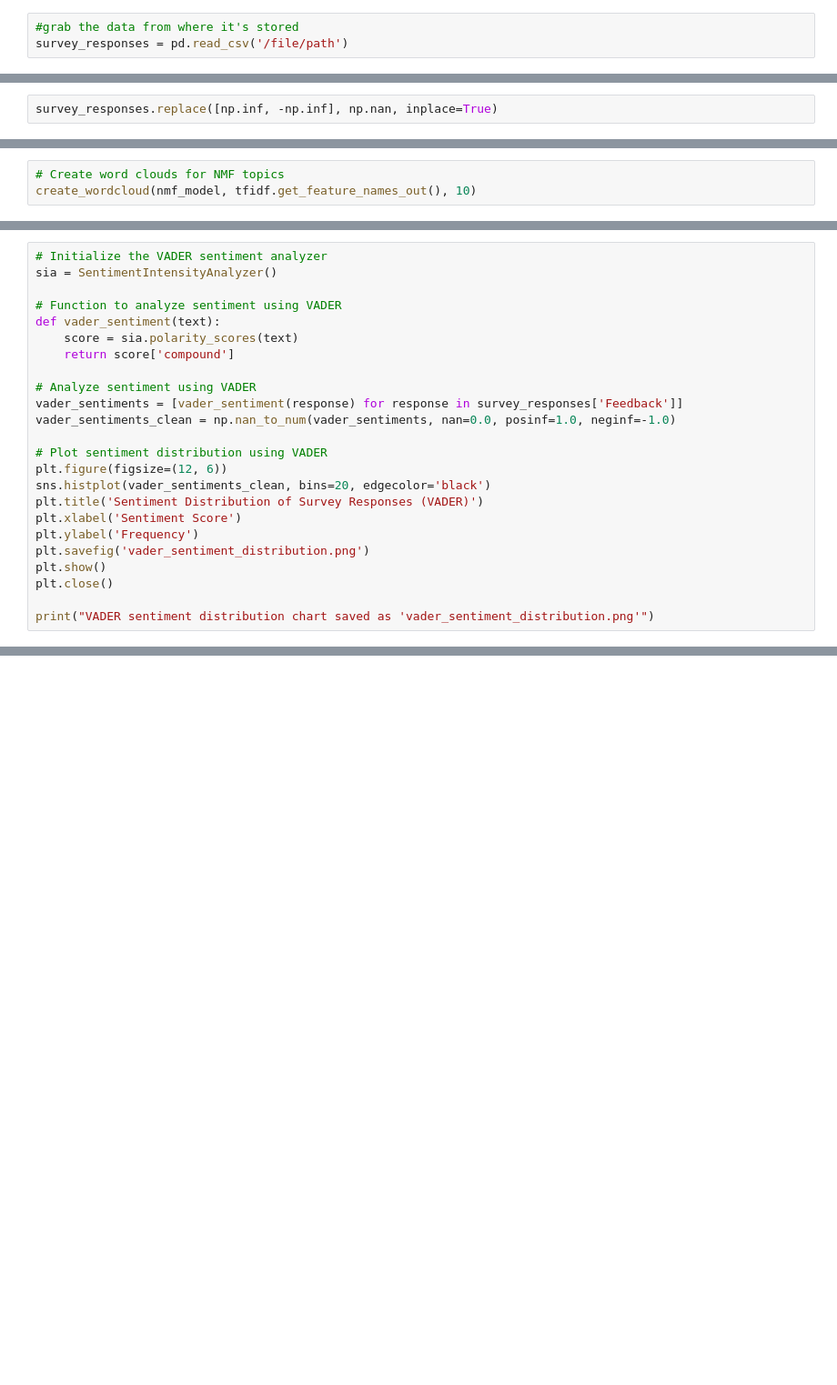
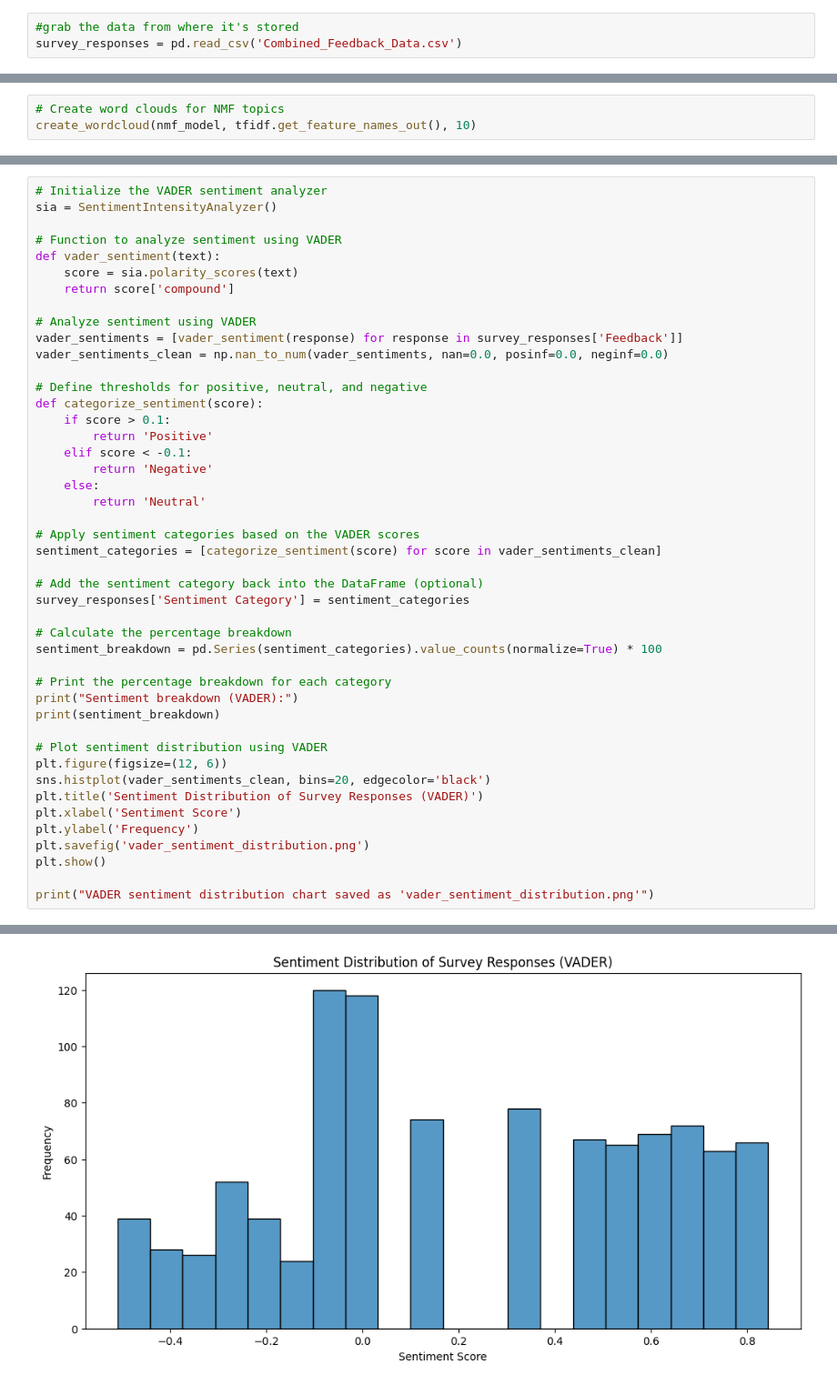
Before and after one commit to rose-deasha/Topic-Modeling-and-Sentiment-Analysis, a Jupyter notebook: survey_insights_engine.ipynb, the cells around one changed output, grey strips where cells are left out. Shown at 91% size. Cells and saved outputs as stored; diff of their text form; blank space fills up the shorter version.

```diff
--- a/survey_insights_engine.ipynb
+++ b/survey_insights_engine.ipynb
@@ -41,5 +66,5 @@ def preprocess_text(text):
 # %%
 #grab the data from where it's stored
-survey_responses = pd.read_csv('/file/path')
+survey_responses = pd.read_csv('Combined_Feedback_Data.csv')
 # %%
 survey_responses.info()
@@ -46,5 +83,3 @@ survey_responses.info()
-# %%
-survey_responses.replace([np.inf, -np.inf], np.nan, inplace=True)
 # %%
 # Preprocess the survey responses
 processed_responses = [preprocess_text(response) for response in survey_responses['Feedback']]
@@ -230,7 +304,29 @@ def vader_sentiment(text):
 
 # Analyze sentiment using VADER
 vader_sentiments = [vader_sentiment(response) for response in survey_responses['Feedback']]
-vader_sentiments_clean = np.nan_to_num(vader_sentiments, nan=0.0, posinf=1.0, neginf=-1.0)
+vader_sentiments_clean = np.nan_to_num(vader_sentiments, nan=0.0, posinf=0.0, neginf=0.0)
+
+# Define thresholds for positive, neutral, and negative
+def categorize_sentiment(score):
+    if score > 0.1:
+        return 'Positive'
+    elif score < -0.1:
+        return 'Negative'
+    else:
+        return 'Neutral'
+
+# Apply sentiment categories based on the VADER scores
+sentiment_categories = [categorize_sentiment(score) for score in vader_sentiments_clean]
+
+# Add the sentiment category back into the DataFrame (optional)
+survey_responses['Sentiment Category'] = sentiment_categories
+
+# Calculate the percentage breakdown
+sentiment_breakdown = pd.Series(sentiment_categories).value_counts(normalize=True) * 100
+
+# Print the percentage breakdown for each category
+print("Sentiment breakdown (VADER):")
+print(sentiment_breakdown)
 
 # Plot sentiment distribution using VADER
 plt.figure(figsize=(12, 6))
@@ -240,6 +336,6 @@ plt.xlabel('Sentiment Score')
 plt.ylabel('Frequency')
 plt.savefig('vader_sentiment_distribution.png')
 plt.show()
-plt.close()
 
 print("VADER sentiment distribution chart saved as 'vader_sentiment_distribution.png'")
+# %% [output]
@@ -245,0 +347 @@ print("VADER sentiment distribution chart saved as 'vader_sentiment_distribution
+[figure, added]
```
Also changed, not shown: parts of 15 cells of this notebook.
